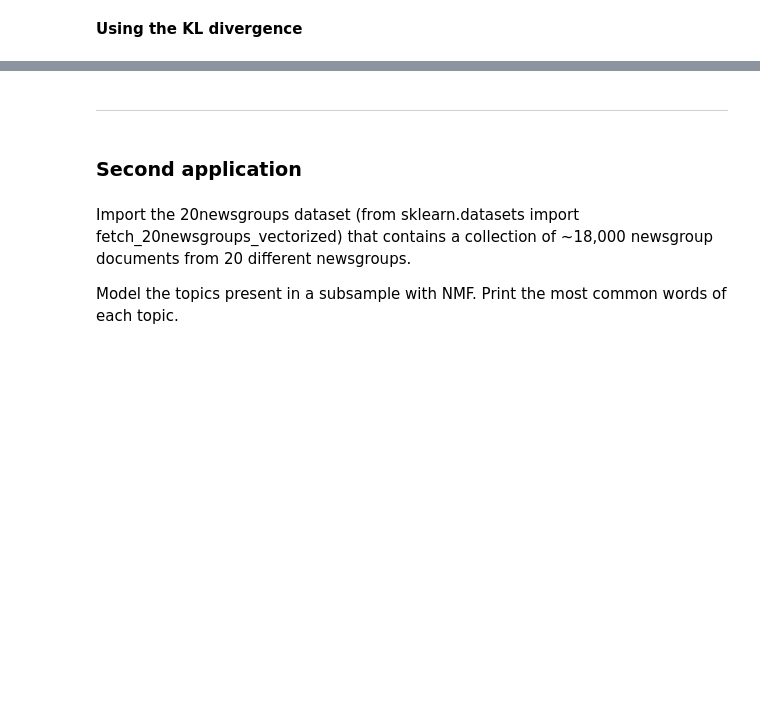
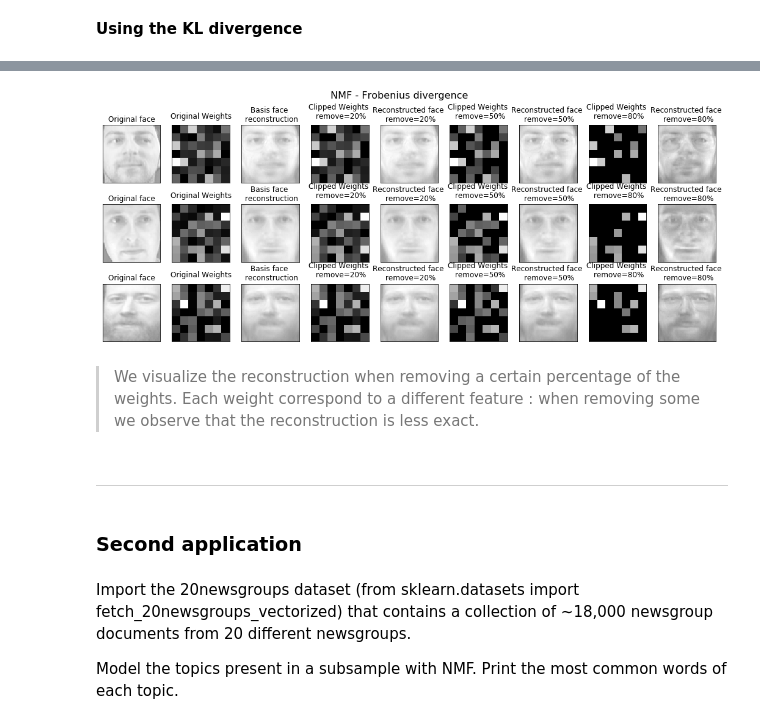
Before and after one commit to EmmanuelJhno/AML-labs, a Jupyter notebook: Cours 8 - TP/L7_Jehanno_Brandeis.ipynb, the cells around one changed output, grey strips where cells are left out. Cells and saved outputs as stored; diff of their text form; code cells hidden in the pictures; blank space fills up the shorter version.

```diff
--- a/Cours 8 - TP/L7_Jehanno_Brandeis.ipynb
+++ b/Cours 8 - TP/L7_Jehanno_Brandeis.ipynb
@@ -311,3 +312,75 @@ Interpretation : (explain the interpretation of the weights)
+# %%
+index1 = np.random.randint(faces.shape[0])
+index2 = np.random.randint(faces.shape[0])
+index3 = np.random.randint(faces.shape[0])
+indexes = [index1,index2,index3]
+
+percentages = [20,50,80]
+nb_indexes = len(indexes)
+total = len(percentages)*2 + 3
+
+plt.figure(figsize=(2. * total, 2.26 * nb_indexes))
+plt.suptitle('NMF - Frobenius divergence', size=16)
+cmap=plt.cm.gray
+for rank, idx in enumerate(indexes):
+    w_idx = get_weights(model_f, idx)
+
+    ### Plot the original image
+    plt.subplot(nb_indexes, total, rank*total+1)
+    original = faces[idx]
+    vmax = max(original.max(), -original.min())
+    plt.imshow(original.reshape(image_shape), cmap=cmap,
+               interpolation='nearest',
+               vmin=-vmax, vmax=vmax)
+    plt.title("Original face")
+    plt.xticks(())
+    plt.yticks(())
+
+    ### Plot the original weights
+    ax = plt.subplot(nb_indexes, total, rank*total+2)
+    ax.matshow(w_idx.reshape(sqrt_r, sqrt_r), cmap=cmap)
+    plt.title("Original Weights")
+    plt.xticks(())
+    plt.yticks(())
+
+    ### Plot the restored image with full weights
+    plt.subplot(nb_indexes, total, rank*total+3)
+    full_rec = w_idx@model_f.W_
+    vmax = max(full_rec.max(), -full_rec.min())
+    plt.imshow(full_rec.reshape(image_shape), cmap=cmap,
+               interpolation='nearest',
+               vmin=-vmax, vmax=vmax)
+    plt.title("Basis face \n reconstruction")
+    plt.xticks(())
+    plt.yticks(())
+
+    for step, lvl in enumerate(percentages):
+        thresh = np.percentile(w_idx, lvl)
+        w_idx_clip = (w_idx > thresh).astype('int')*w_idx
+        reconstructed = w_idx_clip@model_f.W_
+
+        ### Plot the corresponding restored image
+        ax = plt.subplot(nb_indexes, total, rank*total+4 + step*2)
+        ax.matshow(w_idx_clip.reshape(sqrt_r, sqrt_r), cmap=cmap)
+        plt.title("Clipped Weights \n remove={}%".format(lvl))
+        plt.xticks(())
+        plt.yticks(())
+
+        ### Plot the highest weights corresponding to lvl
+        plt.subplot(nb_indexes, total, rank*total+5 + step*2)
+        vmax = max(reconstructed.max(), -reconstructed.min())
+        plt.imshow(reconstructed.reshape(image_shape), cmap=cmap,
+                   interpolation='nearest',
+                   vmin=-vmax, vmax=vmax)
+        plt.title("Reconstructed face \n remove={}%".format(lvl))
+        plt.xticks(())
+        plt.yticks(())
+
+plt.show()
+# %% [output]
+[figure, added]
+# %% [markdown]
+>We visualize the reconstruction when removing a certain percentage of the weights. Each weight correspond to a different feature : when removing some we observe that the reconstruction is less exact.
 # %% [markdown]
 ---
 # %% [markdown]
```
Also changed, not shown: parts of 10 cells of this notebook.
